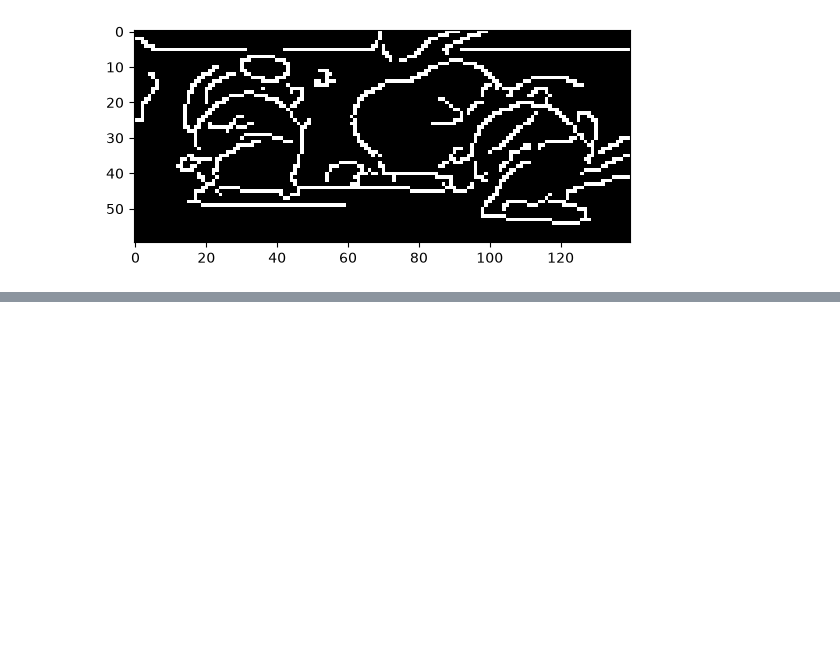
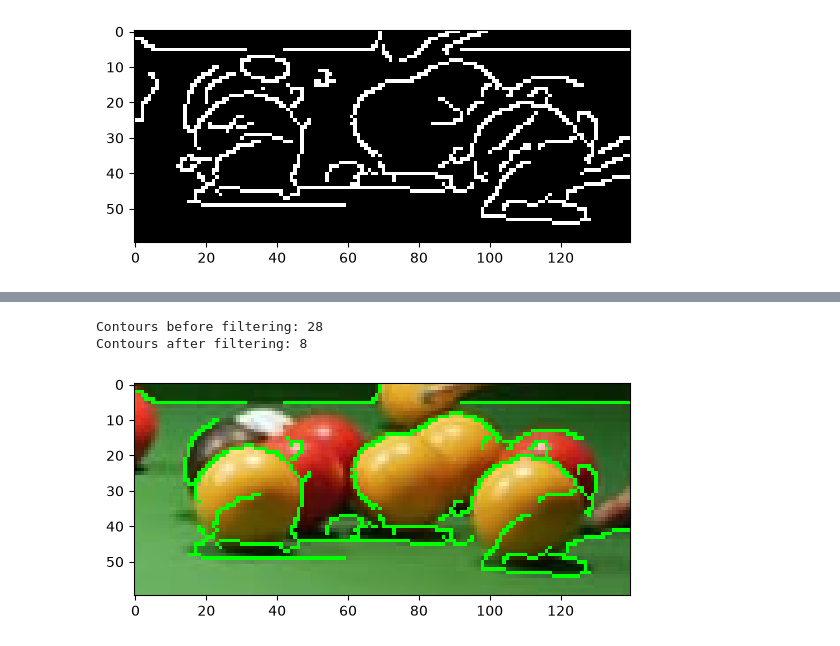
Before and after one commit to anmools/Pool-Winner, a Jupyter notebook: partial_circle_detection.ipynb, the cells around one changed output, grey strips where cells are left out. Cells and saved outputs as stored; diff of their text form; code cells hidden in the pictures; blank space fills up the shorter version.

```diff
--- a/partial_circle_detection.ipynb
+++ b/partial_circle_detection.ipynb
@@ -45,0 +93,18 @@ plt.show()
+# %%
+#keep contours containing at least 50 points
+filtered_contours = [c for c in contours if len(c) >= 50]
+
+print("Contours before filtering:", len(contours))
+print("Contours after filtering:", len(filtered_contours))
+
+# draw the filtered contours on a copy of the ROI
+C_filtered = ROI.copy()
+
+cv2.drawContours(C_filtered, filtered_contours, -1, (0, 255, 0), 1)
+
+plt.imshow(cv2.cvtColor(C_filtered, cv2.COLOR_BGR2RGB))
+plt.show()
+# %% [output]
+Contours before filtering: 28
+Contours after filtering: 8
+[figure, added]
```
Also changed, not shown: parts of 10 cells of this notebook.
